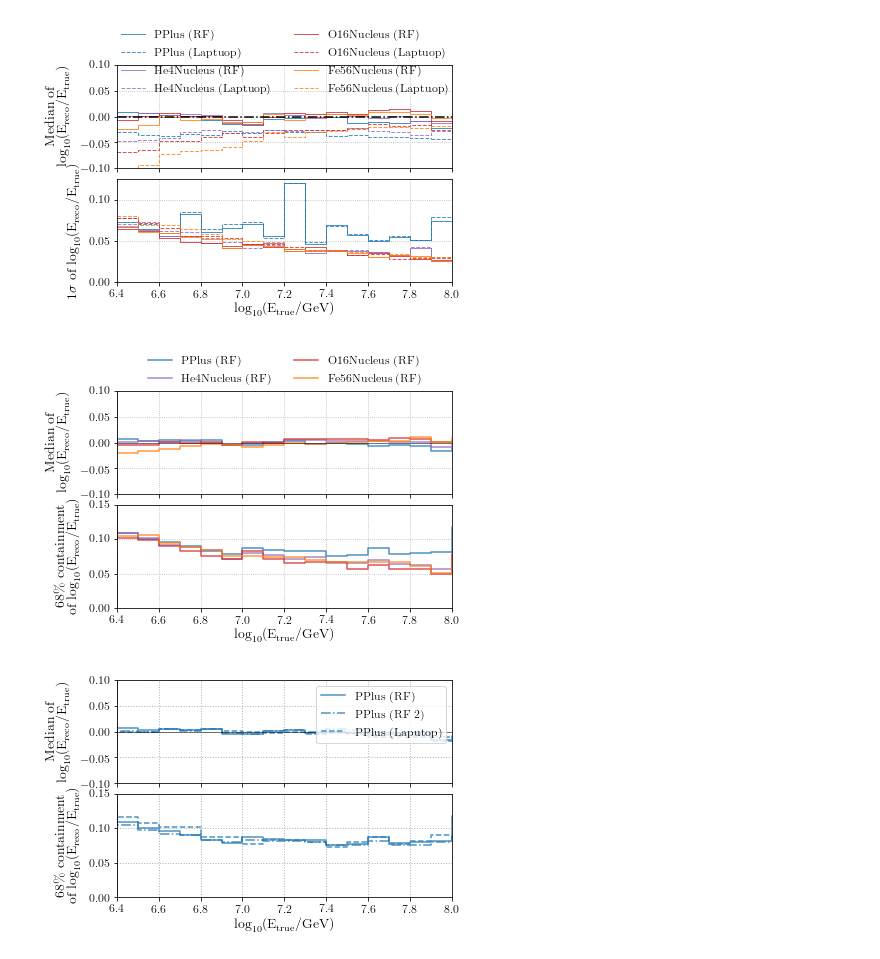
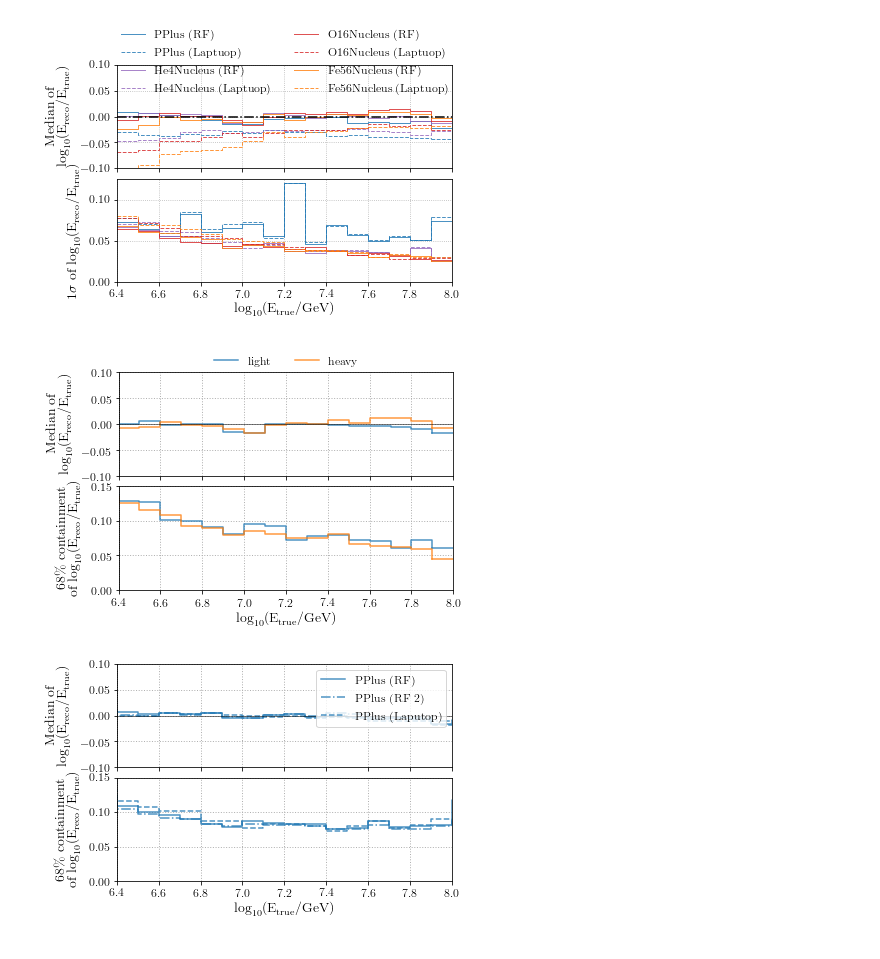
Before and after one commit to jrbourbeau/cr-composition, a Jupyter notebook: notebooks/energy-reco.ipynb, the cells around one changed output. Saved outputs shown, nothing was run; the diff lists cells and outputs as text; code cells hidden in the pictures.

```diff
--- a/notebooks/energy-reco.ipynb
+++ b/notebooks/energy-reco.ipynb
@@ -60,9 +60,9 @@ feature_labels = ['$\mathrm{\log_{10}(S_{125})}$', '$\mathrm{\cos(\\theta)}$', '
 #                   '$\mathrm{\log_{10}(S_{250})}$', '$\mathrm{\cos(\\theta)}$', '$\mathrm{\log_{10}(dE/dX)}$',
 #                   'IT containment']
 
-# config = 'IC86.2012'
-config = 'IC79.2010'
-num_groups = 4
+config = 'IC86.2012'
+# config = 'IC79.2010'
+num_groups = 2
 comp_list = comp.get_comp_list(num_groups=num_groups)
 # feature_list, feature_labels = comp.get_training_features()
 pipeline_str = 'RF_energy_{}'.format(config)
@@ -78,8 +78,8 @@ feature_list
 df_sim_train, df_sim_test = comp.load_sim(config=config,
                                           energy_cut_key='MC_log_energy',
                                           energy_reco=False,
-                                          log_energy_min=log_energy_min,
-                                          log_energy_max=log_energy_max,
+                                          log_energy_min=None,
+                                          log_energy_max=None,
                                           test_size=0.5,
                                           verbose=True)
 # %% [output]
@@ -944,65 +942,68 @@ ax2 = plt.subplot(gs[1], sharex=ax1)
 for composition in comp_list:
 
     # Plot RF reco energy
-    _, medians, error = comp.analysis.get_medians(
+    _, medians, error = comp.data_functions.get_medians(
                                 df_sim_test.loc[comp_mask_test[composition], 'MC_log_energy'],
                                 energy_res[comp_mask_test[composition]],
                                 log_energy_bins)
 
-    plotting.plot_steps(log_energy_bins, medians, lw=1.5,
+    comp.plot_steps(log_energy_bins, medians, lw=1.5,
                         color=color_dict[composition], alpha=0.8,
-                        label=composition+' (RF)', ax=ax1)
+                        label=composition, ax=ax1)
+#                         label=composition+' (RF)', ax=ax1)
 
-    plotting.plot_steps(log_energy_bins, np.sum(error, axis=0), lw=1.5,
+    comp.plot_steps(log_energy_bins, np.sum(error, axis=0), lw=1.5,
                         color=color_dict[composition], alpha=0.8,
-                        label=composition+' (RF)', ax=ax2)
+                        label=composition, ax=ax2)
+#                         label=composition+' (RF)', ax=ax2)
 
 #     # Plot Laputop reco energy
-#     _, medians, error = comp.analysis.get_medians(
+#     _, medians, error = comp.data_functions.get_medians(
 #                                 df_sim_test.loc[comp_mask_test[composition], 'MC_log_energy'],
 #                                 lap_energy_res[comp_mask_test[composition]],
 #                                 log_energy_bins)
 
-#     plotting.plot_steps(log_energy_bins, medians, lw=1.5, ls='--',
+#     comp.plot_steps(log_energy_bins, medians, lw=1.5, ls='--',
 #                         color=color_dict[composition], alpha=0.8,
 #                         label=composition+' (Laputop)', ax=ax1)
 
-#     plotting.plot_steps(log_energy_bins, np.sum(error, axis=0), lw=1.5, ls='--',
+#     comp.plot_steps(log_energy_bins, np.sum(error, axis=0), lw=1.5, ls='--',
 #                         color=color_dict[composition], alpha=0.8,
 #                         label=composition+' (Laputop)', ax=ax2)
 
 ax1.axhline(0, marker='None', linestyle='-', color='k', lw=0.5)
 ax1.axvline(6.4, marker='None', linestyle=':', color='k', lw=0.75)
 ax2.axvline(6.4, marker='None', linestyle=':', color='k', lw=0.75)
 
 ax1.set_ylabel('Median of\n$\mathrm{\log_{10}(E_{reco}/E_{true})}$')
 ax1.set_ylim(-0.1, 0.1)
 ax1.tick_params(labelbottom='off')
 ax1.grid()
 # ax1.legend(title='True composition')
 leg = ax1.legend(loc='upper center', frameon=False,
                  bbox_to_anchor=(0.5,  # horizontal
-#                                  1.275),# vertical
-                                 1.45),# vertical
+                                 1.275),# vertical
+#                                  1.425),# vertical
 #                                  1.85),# vertical
-                 ncol=len(comp_list)//2, fancybox=False)
+                 ncol=2, fancybox=False)
+#                  ncol=len(comp_list)//2, fancybox=False)
 
 ax2.set_ylabel('68\% containment\nof $\mathrm{\log_{10}(E_{reco}/E_{true})}$')
 ax2.set_xlabel('$\mathrm{\log_{10}(E_{true}/GeV)}$')
 ax2.set_ylim(0, 0.15)
 # ax2.set_xlim(energybins.log_energy_min, energybins.log_energy_max)
 ax2.grid()
 
 ax2.set_xlim(6.4, 8.0)
 
 energy_res_outfile = os.path.join(comp.paths.figures_dir, 'energy_reco',
                                   'energy_res_compare_{}.png'.format(config))
 comp.check_output_dir(energy_res_outfile)
 plt.savefig(energy_res_outfile)
 
 plt.show()
 # %% [output]
-[figure, old version]
+[figure, new version]
 # %%
 # Energy resolution
 energy_res = reco_log_energy - df_sim_test['MC_log_energy']
```
Also changed, not shown: parts of 7 cells of this notebook, 21 other files.
